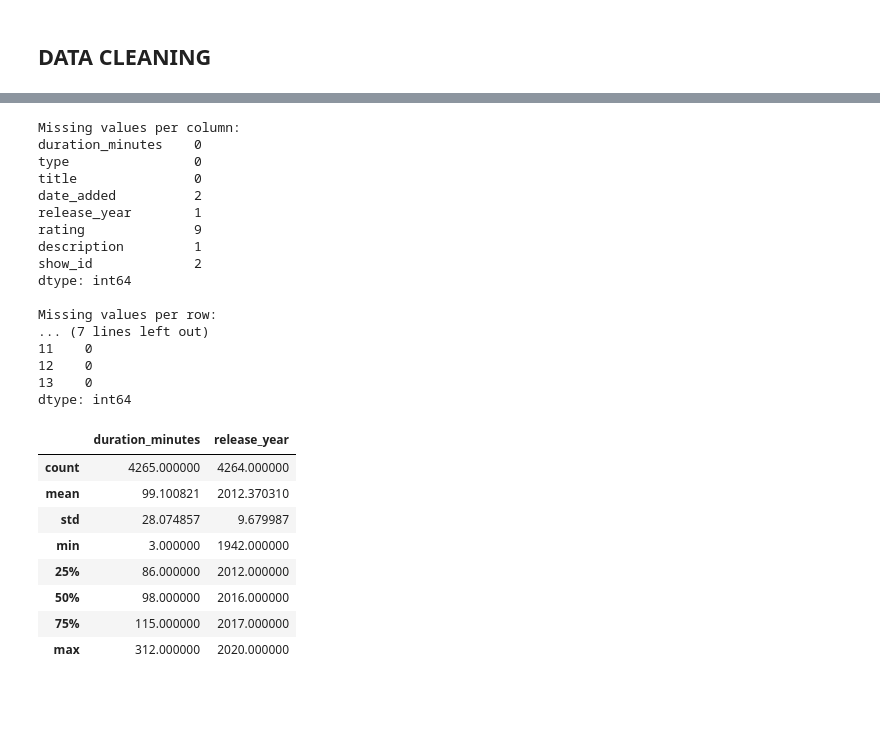
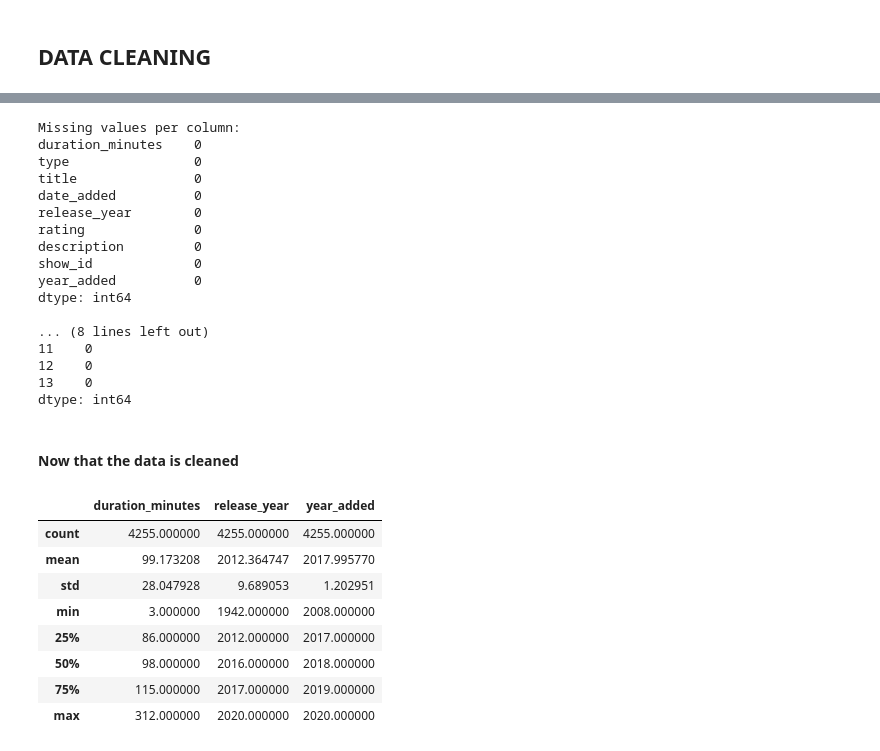
Before and after one commit to Zofserif/aida2-practice, a Jupyter notebook: aida-practical-quiz.ipynb, the cells around one changed output, grey strips where cells are left out. Cells and saved outputs as stored; diff of their text form; code cells hidden in the pictures; blank space fills up the shorter version.

```diff
--- a/aida-practical-quiz.ipynb
+++ b/aida-practical-quiz.ipynb
@@ -42,10 +53,3 @@ dtype: int64
 ##### The data is not cleaned....
 # %% [markdown]
 <h2> DATA CLEANING </h2>
-# %%
-## 2. Clean the data if not yet cleaned.
-df['date_added'] = pd.to_datetime(df['date_added'])
-df['year_added'] = pd.DatetimeIndex(df['date_added']).year
-df['month_added'] = df['date_added'].dt.month
-df=df.dropna(subset=['year_added'])
-df['year_added']=df['year_added'].astype(int)
@@ -56,8 +56,11 @@ sns.countplot(data = df , x =df['type'] ,palette='Set1' );
 # %%
-# netflix_df = df.copy()
-# netflix_df = df.dropna(subset=['duration_minutes'])
-# netflix_df.pop("duration_seasons")
-# nonum = netflix_df[pd.to_numeric(netflix_df['duration_minutes'], errors='coerce').isna()].index
-# netflix_df = netflix_df.drop(nonum)
-# netflix_df = netflix_df.astype({'duration_minutes':'int'})
-# netflix_df.dtypes
+## 2. Clean the data if not yet cleaned.
+netflix_df = df.copy()
+netflix_df = df.dropna(subset=['duration_minutes'])
+netflix_df.pop("duration_seasons")
+nonum = netflix_df[pd.to_numeric(netflix_df['duration_minutes'], errors='coerce').isna()].index
+netflix_df = netflix_df.drop(nonum)
+netflix_df = netflix_df.astype({'duration_minutes':'int'})
+netflix_df = netflix_df.dropna()
+netflix_df['year_added'] = pd.DatetimeIndex(netflix_df['date_added']).year
+netflix_df.dtypes
@@ -77,29 +91,31 @@ Missing values per column:
 duration_minutes    0
 type                0
 title               0
-date_added          2
-release_year        1
-rating              9
-description         1
-show_id             2
+date_added          0
+release_year        0
+rating              0
+description         0
+show_id             0
+year_added          0
 dtype: int64
 
-Missing values per row:
-... (7 lines left out)
+... (8 lines left out)
 11    0
 12    0
 13    0
 dtype: int64
+# %% [markdown]
+<h4> Now that the data is cleaned </h4>
 # %%
 ## 3.  Create a python program that will show the descriptive analysis of the datasets ( Count, min, max, standard deviation, 75%,50%and 25%)
-netflix_df.describe().iloc[:,[0,1]]
+netflix_df.describe().iloc[:,[0,1,3]]
 # %% [output]
-|  | duration_minutes | release_year |
-| count | 4265.000000 | 4264.000000 |
-| mean | 99.100821 | 2012.370310 |
-| std | 28.074857 | 9.679987 |
-| min | 3.000000 | 1942.000000 |
-| 25% | 86.000000 | 2012.000000 |
-| 50% | 98.000000 | 2016.000000 |
-| 75% | 115.000000 | 2017.000000 |
-| max | 312.000000 | 2020.000000 |
+|  | duration_minutes | release_year | year_added |
+| count | 4255.000000 | 4255.000000 | 4255.000000 |
+| mean | 99.173208 | 2012.364747 | 2017.995770 |
+| std | 28.047928 | 9.689053 | 1.202951 |
+| min | 3.000000 | 1942.000000 | 2008.000000 |
+| 25% | 86.000000 | 2012.000000 | 2017.000000 |
+| 50% | 98.000000 | 2016.000000 | 2018.000000 |
+| 75% | 115.000000 | 2017.000000 | 2019.000000 |
+| max | 312.000000 | 2020.000000 | 2020.000000 |
```
Also changed, not shown: parts of 14 cells of this notebook, 1 other file.
